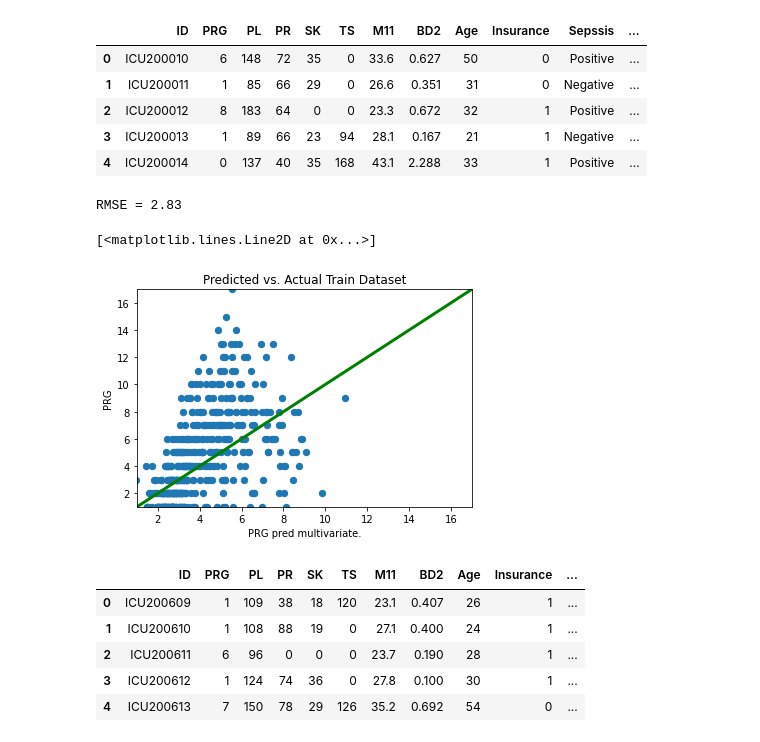
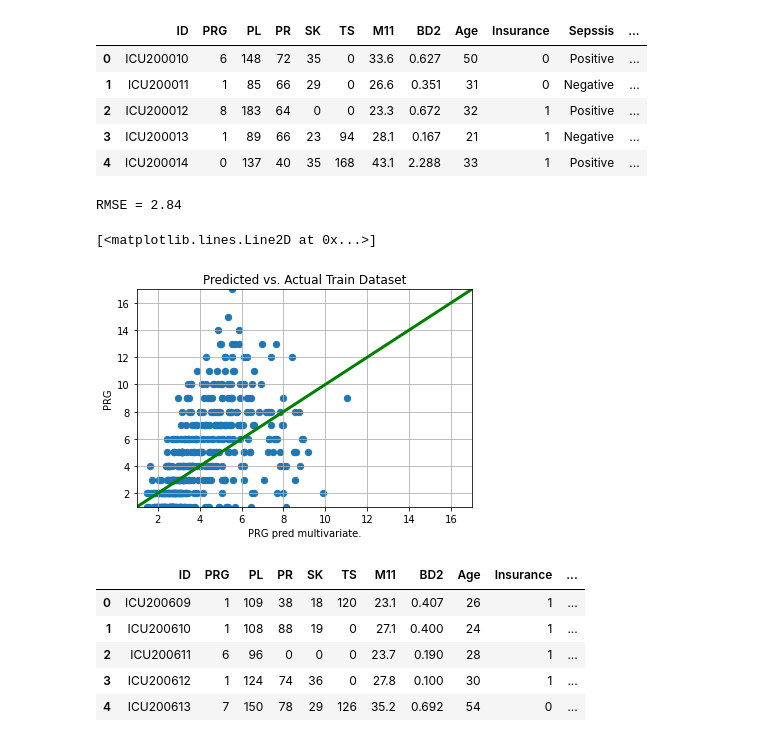
Before and after one commit to doctorf72/Naya_ML_RegressionProject, a Jupyter notebook: Regression_Project.ipynb, the cells around one changed output. Drawn from its saved outputs; the diff is of its cells as text; code cells hidden in the pictures.

```diff
--- a/Regression_Project.ipynb
+++ b/Regression_Project.ipynb
@@ -108,3 +112,8 @@ sns.histplot(data=df_train[['TS', 'PL']], kde = True ).set_title("TS and PL feat
 # %% [output]
 Text(0.5, 1.0, 'TS and PL features distribution')
 [figure]
+# %%
+ave = df_train['TS'].mean()
+std = df_train['TS'].std()
+df_train = df_train.loc[df_train['TS'].between(ave-3*std, ave+3*std)]
+sns.boxplot(data=df_train['TS']).set_title('TS Data Distribution')
@@ -453,17 +469,18 @@ rmse = mean_squared_error(y_true=df_train['PRG'],
                           squared=False)
 print("RMSE = {:.2f}".format(rmse))
 # %% [output]
-RMSE = 2.83
+RMSE = 2.84
 # %%
 ax = df_train.plot('PRG pred multivariate.','PRG',
                      kind='scatter', s=40,
                      xlim=[1, 17], ylim=[1, 17],
-                     title='Predicted vs. Actual Train Dataset')
+                     title='Predicted vs. Actual Train Dataset',
+                   grid = True)
 ax.plot(np.linspace(1, 17, 2), np.linspace(1, 17, 2),
         linewidth=3, color='g')
 # %% [output]
 [<matplotlib.lines.Line2D at 0x...>]
-[figure, old version]
+[figure, new version]
 # %%
 df_test.head()
 # %% [output]
```
Also changed, not shown: parts of 21 cells of this notebook.
